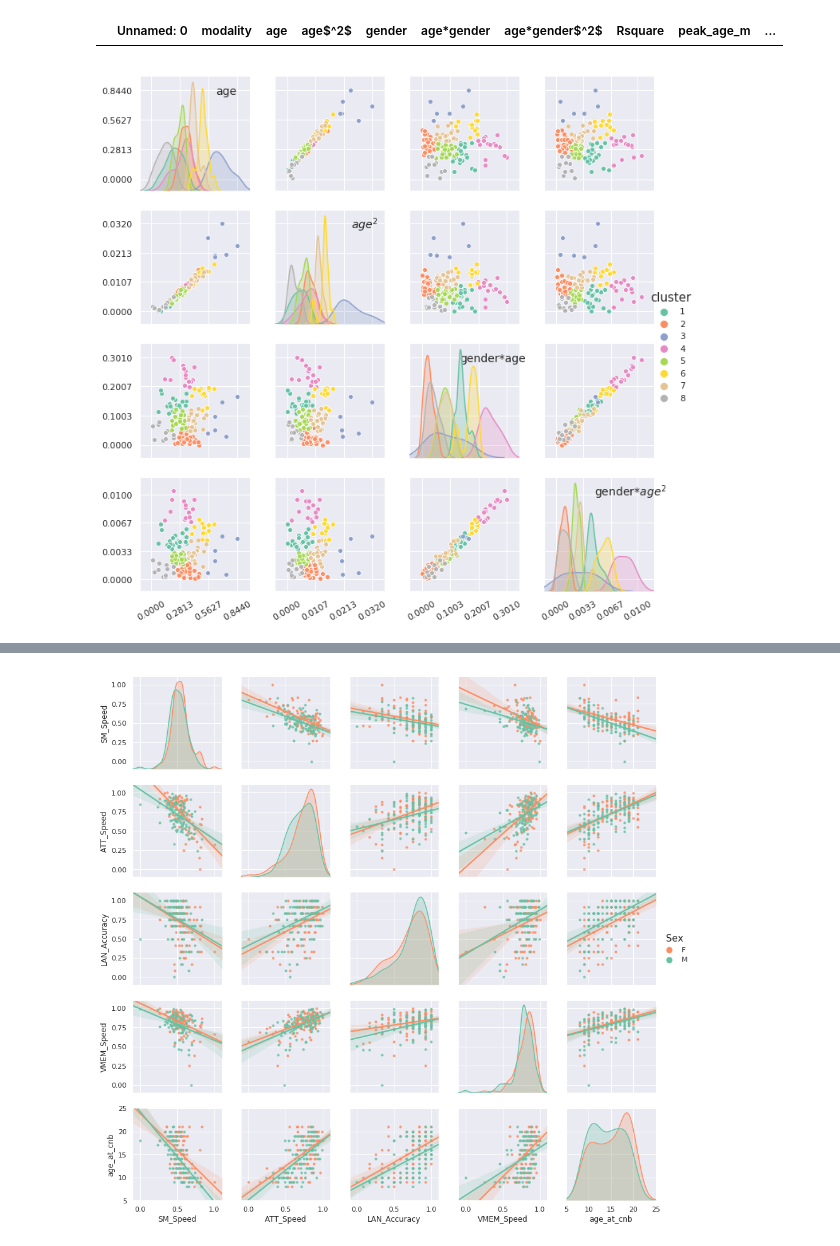
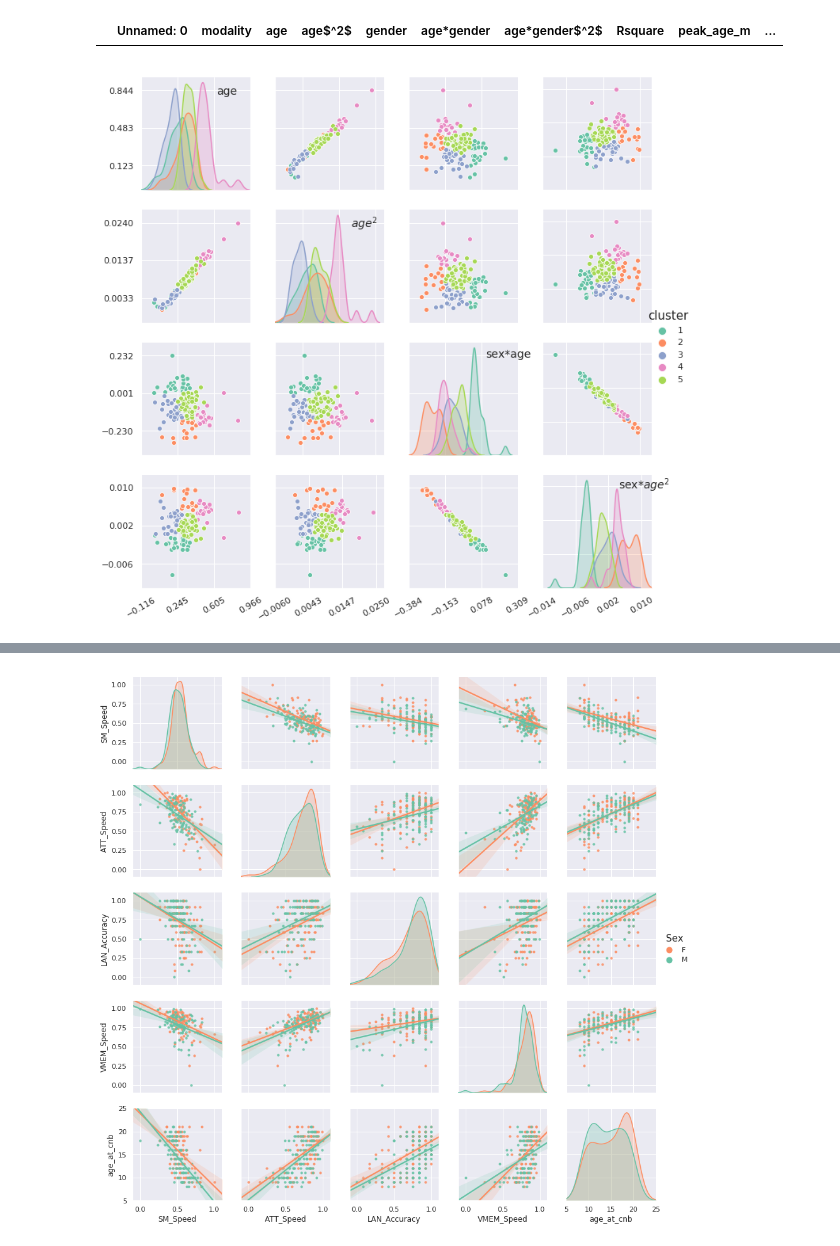
Before and after one commit to NxNiki/multidimensional_age_prediction, a Jupyter notebook: script02_clustering_analysis_behav.ipynb, the cells around one changed output, grey strips where cells are left out. Drawn from its saved outputs; the diff is of its cells as text; code cells hidden in the pictures.

```diff
--- a/script02_clustering_analysis_behav.ipynb
+++ b/script02_clustering_analysis_behav.ipynb
@@ -118,7 +123,8 @@ sns.set(rc={'figure.figsize':(10, 10)}, font_scale = 2)
 
 columns = ['age', 'age$^2$', 'age*gender', 'age*gender$^2$']
 
-cluster_rows = coefs_data['cluster']==111
+# cluster_rows = coefs_data['cluster']==111
+cluster_rows = (coefs_data['cluster']==111) & (coefs_data['modality']!='behav')
 X_varied = coefs_data.loc[cluster_rows, columns]
 
 # scaler = RobustScaler()
@@ -386,7 +394,8 @@ def align_cluster_index(ref_cluster, map_cluster):
 
         if (cont_mat[idx_max]>0) and (idx_max[0] not in switched_col):
             cluster_tmp = map_cluster.copy()
-            print('switch', map_values[idx_max[1]], 'and:', ref_values[idx_max[0]])
+            print('switch', map_values[idx_max[1]], 'and ', map_values[idx_max[0]], 'to ',
+                 ref_values[idx_max[0]], 'and ', ref_values[idx_max[1]])
             map_cluster[cluster_tmp==map_values[idx_max[1]]]=ref_values[idx_max[0]]
             map_cluster[cluster_tmp==map_values[idx_max[0]]]=ref_values[idx_max[1]]
 
@@ -424,6 +469,6 @@ def align_cluster_index(ref_cluster, map_cluster):
 # %%
 np.set_printoptions(threshold=1000)
-cluster_km = 7
+cluster_km = 5
 
 ############# K means #####################
 
@@ -433,7 +478,7 @@ km_cluster = km.predict(X_scale)
 
 
 ############# GMM #########################
-cluster_gmm = 8
+cluster_gmm = 3
 
 repetition = 10
 y_pred = np.zeros((X_scale.shape[0], repetition))+1111
@@ -475,7 +520,7 @@ y_pred_consistent = np.zeros(X_scale.shape[0])+110
 
 for ik in range(cluster_gmm):
     ik_count = np.sum(y_pred2==ik, axis = 1)
-    y_pred_consistent[ik_count>7]=ik
+    y_pred_consistent[ik_count>=7]=ik
 
 print(y_pred_consistent)
 print(np.sum(y_pred_consistent!=110)/y_pred_consistent.shape)
@@ -570,10 +609,10 @@ def plot_cluster(plot_data, label_var):
                       '$age^2$', fontsize = text_size)
     g.axes[2, 2].text(max(plot_data[columns[2]])*.45,
                       max(plot_data[columns[2]])*.95,
-                      'gender*age', fontsize = text_size)
+                      'sex*age', fontsize = text_size)
     g.axes[3, 3].text(max(plot_data[columns[3]])*.45,
                       max(plot_data[columns[3]])*.95,
-                      'gender*$age^2$', fontsize = text_size)
+                      'sex*$age^2$', fontsize = text_size)
 
 
     num_vars = len(columns)
@@ -593,37 +632,40 @@ def plot_cluster(plot_data, label_var):
             limit_idx1 = [min(plot_data.loc[:, columns[idx1]])-offset1,
                           max(plot_data.loc[:, columns[idx1]])+offset1]
 
             limit_idx2 = [min(plot_data.loc[:, columns[idx2]])-offset2,
                           max(plot_data.loc[:, columns[idx2]])+offset2]
 
             g.axes[idx1, idx2].set_ylim(limit_idx1[0], limit_idx1[1])
-            g.axes[idx1, idx2].set_yticks(np.round(np.linspace(0, round(limit_idx1[1]-offset1,3), num=4), 4))
+            #g.axes[idx1, idx2].set_yticks(np.round(np.linspace(0, round(limit_idx1[1]-offset1,3), num=4), 4))
+            g.axes[idx1, idx2].set_yticks(np.round(np.linspace(round(limit_idx1[0]-offset1,3),
+                                                               round(limit_idx1[1]-offset1,3), num=4), 4))
 
             g.axes[idx1, idx2].set_xlim(limit_idx2[0], limit_idx2[1])
-            g.axes[idx1, idx2].set_xticks(np.round(np.linspace(0, round(limit_idx2[1]-offset2,3), num=4), 4))
-
+            #g.axes[idx1, idx2].set_xticks(np.round(np.linspace(0, round(limit_idx2[1]-offset2,3), num=4), 4))
+            g.axes[idx1, idx2].set_xticks(np.round(np.linspace(round(limit_idx2[0]-offset1,3),
+                                                               round(limit_idx2[1]-offset1,3), num=4), 4))
             if idx1==num_vars-1:
                 #g.axes[idx1, idx2].set_xticklabels(g.axes[idx1, idx2].get_xticklabels(), rotation=30)
                 plt.setp(g.axes[idx1, idx2].get_xticklabels(), rotation=30)
 
 
     # ticks = g.axes[3][1].get_xticks()
     # xlabels = ['{:1.1e}'.format(x) for x in ticks]
     # g.axes[3][1].set_xticklabels(xlabels)
     # g.axes[1][3].set_yticklabels(xlabels)
 
     plt.setp(g._legend.get_title(), fontsize=15)
 
 
     for lh in g._legend.legendHandles:
         lh.set_alpha(1)
         lh._sizes = [100]
 
     plt.show()
 
 plot_cluster(plot_data, 'cluster')
 # %% [output]
-[figure, old version]
+[figure, new version]
 # %%
 plot_data = coefs_data.loc[coefs_data['cluster_gmm']<10, :]
 plot_cluster(plot_data, 'cluster_gmm')
```
Also changed, not shown: parts of 38 cells of this notebook, 11 other files.
